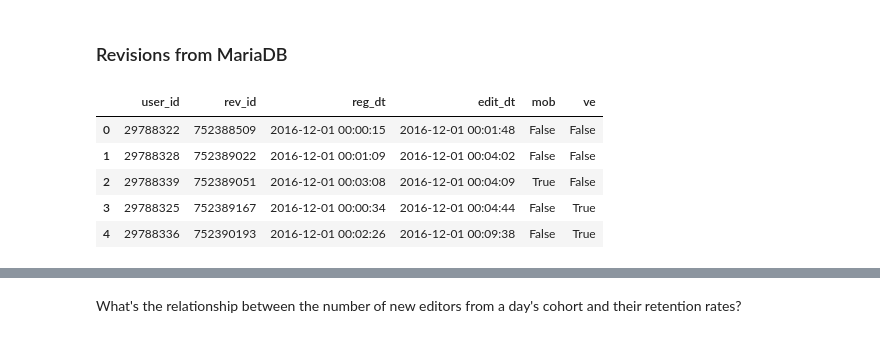
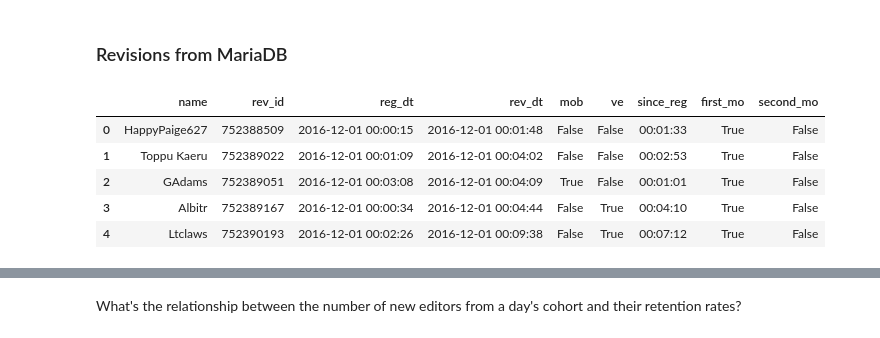
Before and after one commit to wikimedia-research/2018-01-new-editor-retention-analysis, a Jupyter notebook: analysis.ipynb, the cells around one changed output, grey strips where cells are left out. Cells and saved outputs as stored; diff of their text form; code cells hidden in the pictures.

```diff
--- a/analysis.ipynb
+++ b/analysis.ipynb
@@ -58,19 +59,27 @@ proj_mo.head()
 # %% [markdown]
 ### Revisions from MariaDB
 # %%
-en_revs = pd.read_table(
+mdb_en_revs = pd.read_table(
     "data/mdb_enwiki_new_editor_revisions.tsv",
-    parse_dates=["reg_dt", "edit_dt"],
+    parse_dates=["reg_dt", "rev_dt"],
     dtype={
         "mob": np.bool,
         "ve": np.bool
     }
 )
-en_revs.head()
+
+td_30 = dt.timedelta(days = 30)
+td_60 = dt.timedelta(days = 60)
+
+mdb_en_revs["since_reg"] = mdb_en_revs["rev_dt"] - mdb_en_revs["reg_dt"]
+mdb_en_revs["first_mo"] = mdb_en_revs["since_reg"] < td_30
+mdb_en_revs["second_mo"] = (mdb_en_revs["since_reg"] >= td_30) & (mdb_en_revs["since_reg"] < td_60)
+
+mdb_en_revs.head()
 # %% [output]
-|  | user_id | rev_id | reg_dt | edit_dt | mob | ve |
-| 0 | 29788322 | 752388509 | 2016-12-01 00:00:15 | 2016-12-01 00:01:48 | False | False |
-| 1 | 29788328 | 752389022 | 2016-12-01 00:01:09 | 2016-12-01 00:04:02 | False | False |
-| 2 | 29788339 | 752389051 | 2016-12-01 00:03:08 | 2016-12-01 00:04:09 | True | False |
-| 3 | 29788325 | 752389167 | 2016-12-01 00:00:34 | 2016-12-01 00:04:44 | False | True |
-| 4 | 29788336 | 752390193 | 2016-12-01 00:02:26 | 2016-12-01 00:09:38 | False | True |
+|  | name | rev_id | reg_dt | rev_dt | mob | ve | since_reg | first_mo | second_mo |
+| 0 | HappyPaige627 | 752388509 | 2016-12-01 00:00:15 | 2016-12-01 00:01:48 | False | False | 00:01:33 | True | False |
+| 1 | Toppu Kaeru | 752389022 | 2016-12-01 00:01:09 | 2016-12-01 00:04:02 | False | False | 00:02:53 | True | False |
+| 2 | GAdams | 752389051 | 2016-12-01 00:03:08 | 2016-12-01 00:04:09 | True | False | 00:01:01 | True | False |
+| 3 | Albitr | 752389167 | 2016-12-01 00:00:34 | 2016-12-01 00:04:44 | False | True | 00:04:10 | True | False |
+| 4 | Ltclaws | 752390193 | 2016-12-01 00:02:26 | 2016-12-01 00:09:38 | False | True | 00:07:12 | True | False |
```
Also changed, not shown: parts of 54 cells of this notebook, 2 other files.
